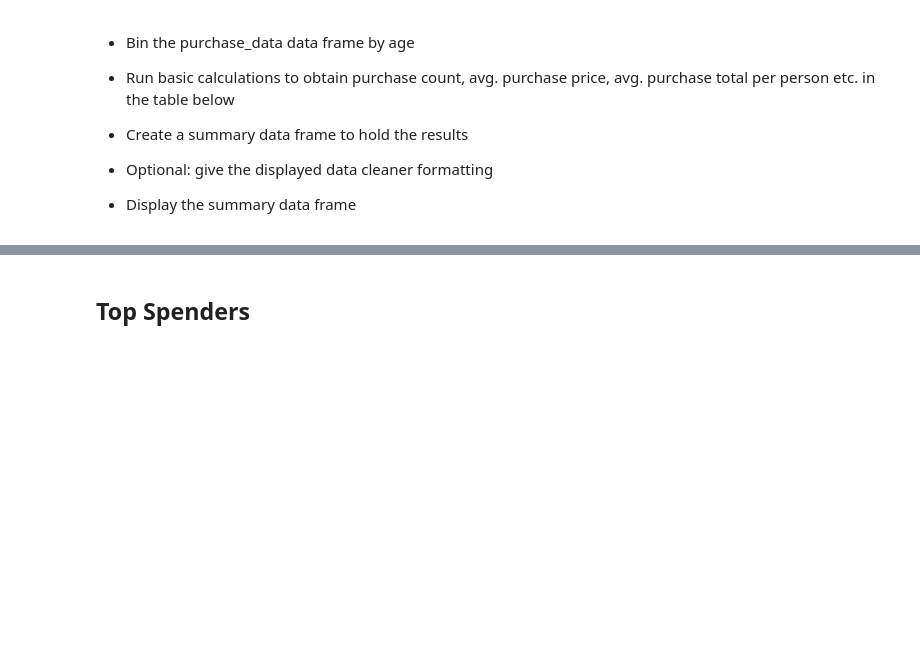
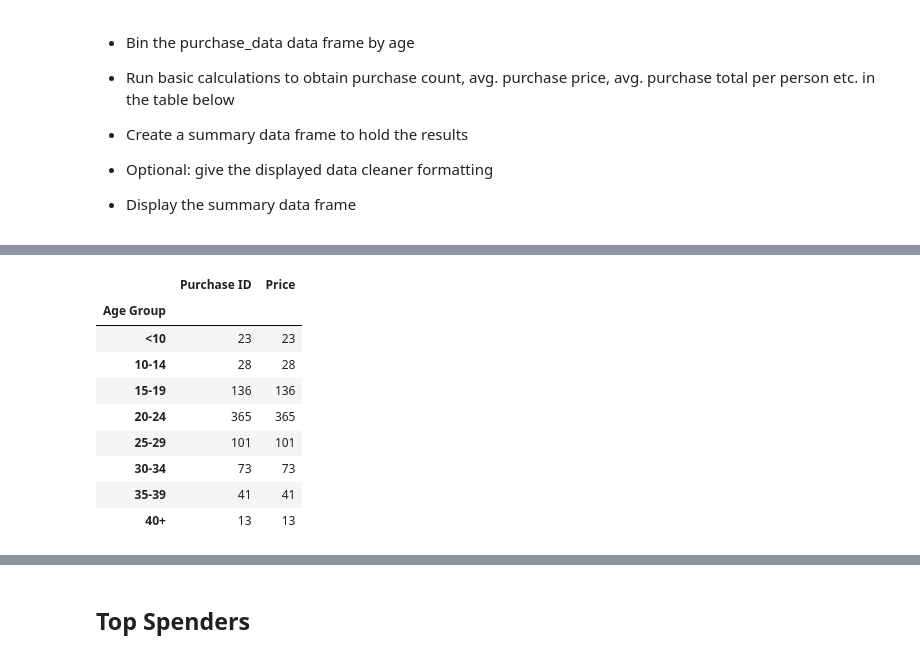
Before and after one commit to normanchan19/pandas-challenge, a Jupyter notebook: HeroesOfPymoli_Altered/HeroesOfPymoli_starter.ipynb, the cells around one changed output, grey strips where cells are left out. Saved outputs shown, nothing was run; the diff lists cells and outputs as text; code cells hidden in the pictures; blank space fills up the shorter version.

```diff
--- a/HeroesOfPymoli_Altered/HeroesOfPymoli_starter.ipynb
+++ b/HeroesOfPymoli_Altered/HeroesOfPymoli_starter.ipynb
@@ -413,0 +423,18 @@ age_demographics_summary_df
+# %%
+# Make new dataframe of just necessary columns
+age_purchasing_df = purchase_data_with_age_bins_df[['Purchase ID', 'Price', 'Age Group']]
+
+# Use groupby to sort by age group
+age_purchasing_in_age_groups = age_purchasing_df.groupby("Age Group")
+age_purchasing_in_age_groups.count()
+# %% [output]
+|  | Purchase ID | Price |
+| Age Group |  |  |
+| <10 | 23 | 23 |
+| 10-14 | 28 | 28 |
+| 15-19 | 136 | 136 |
+| 20-24 | 365 | 365 |
+| 25-29 | 101 | 101 |
+| 30-34 | 73 | 73 |
+| 35-39 | 41 | 41 |
+| 40+ | 13 | 13 |
```
Also changed, not shown: parts of 7 cells of this notebook.
